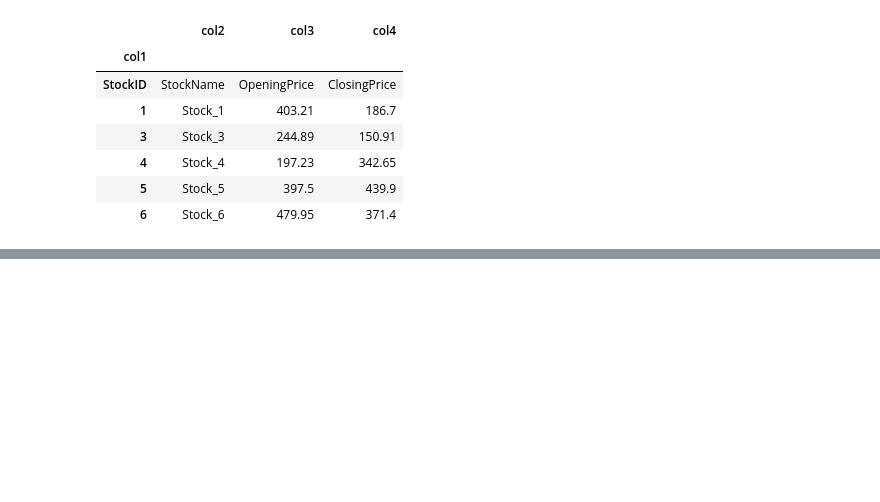
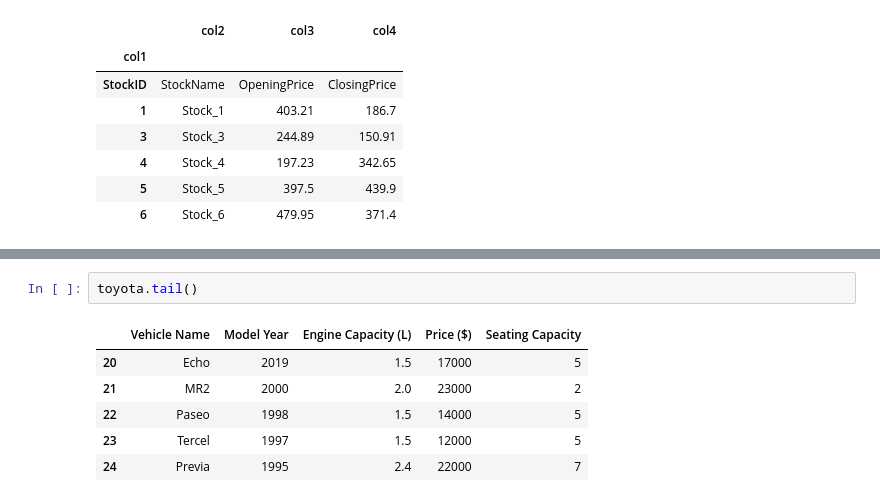
Before and after one commit to M-Hamza-Rao/Pandas-Practice, a Jupyter notebook: Pandas_Practice.ipynb, the cells around one changed output, grey strips where cells are left out. Drawn from its saved outputs; the diff is of its cells as text; blank space fills up the shorter version.

```diff
--- a/Pandas_Practice.ipynb
+++ b/Pandas_Practice.ipynb
@@ -287,0 +322,9 @@ dfl2
+# %%
+toyota.tail()
+# %% [output]
+|  | Vehicle Name | Model Year | Engine Capacity (L) | Price ($) | Seating Capacity |
+| 20 | Echo | 2019 | 1.5 | 17000 | 5 |
+| 21 | MR2 | 2000 | 2.0 | 23000 | 2 |
+| 22 | Paseo | 1998 | 1.5 | 14000 | 5 |
+| 23 | Tercel | 1997 | 1.5 | 12000 | 5 |
+| 24 | Previa | 1995 | 2.4 | 22000 | 7 |
```
Also changed, not shown: parts of 5 cells of this notebook, 1 other file.
